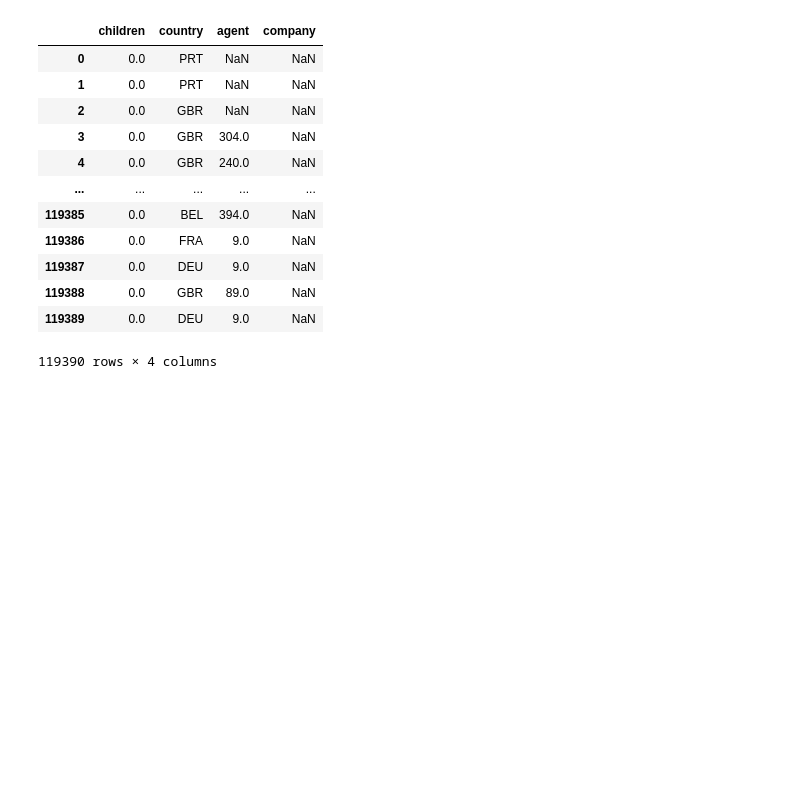
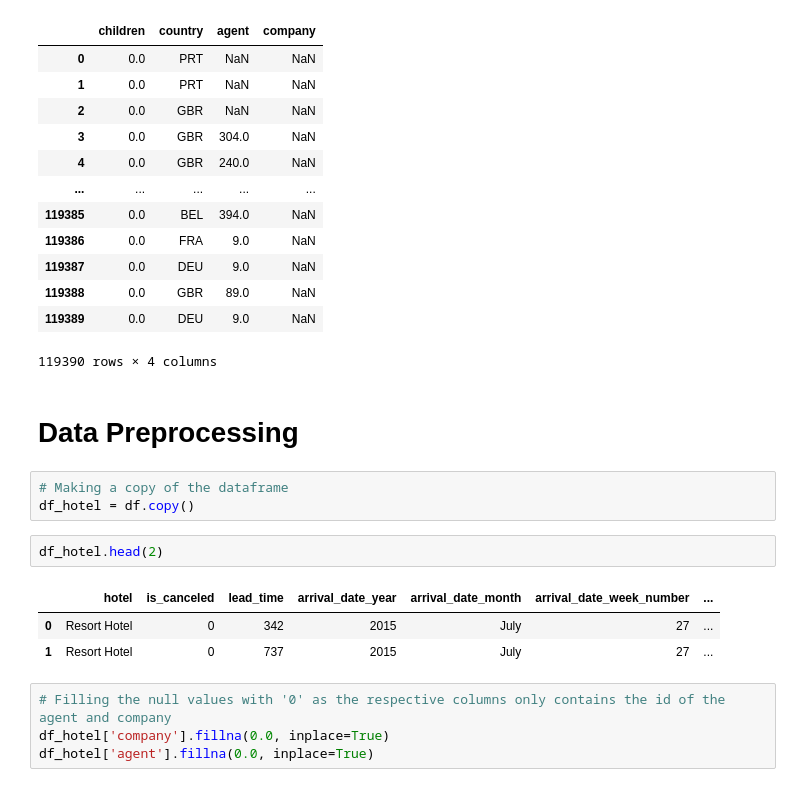
Before and after one commit to Aakash1095/EDA-capstone-project, a Jupyter notebook: Hotel_Booking_Analysis_Capstone_Project.ipynb, the cells around one changed output. Drawn from its saved outputs; the diff is of its cells as text; blank space fills up the shorter version.

```diff
--- a/Hotel_Booking_Analysis_Capstone_Project.ipynb
+++ b/Hotel_Booking_Analysis_Capstone_Project.ipynb
@@ -116,3 +116,18 @@ df[['children','country','agent','company']]
 | 119388 | 0.0 | GBR | 89.0 | NaN |
 | 119389 | 0.0 | DEU | 9.0 | NaN |
 119390 rows × 4 columns
+# %% [markdown]
+# **Data Preprocessing**
+# %%
+# Making a copy of the dataframe
+df_hotel = df.copy()
+# %%
+df_hotel.head(2)
+# %% [output]
+|  | hotel | is_canceled | lead_time | arrival_date_year | arrival_date_month | arrival_date_week_number | ... |
+| 0 | Resort Hotel | 0 | 342 | 2015 | July | 27 | ... |
+| 1 | Resort Hotel | 0 | 737 | 2015 | July | 27 | ... |
+# %%
+# Filling the null values with '0' as the respective columns only contains the id of the agent and company
+df_hotel['company'].fillna(0.0, inplace=True)
+df_hotel['agent'].fillna(0.0, inplace=True)
```
Also changed, not shown: parts of 17 cells of this notebook.
